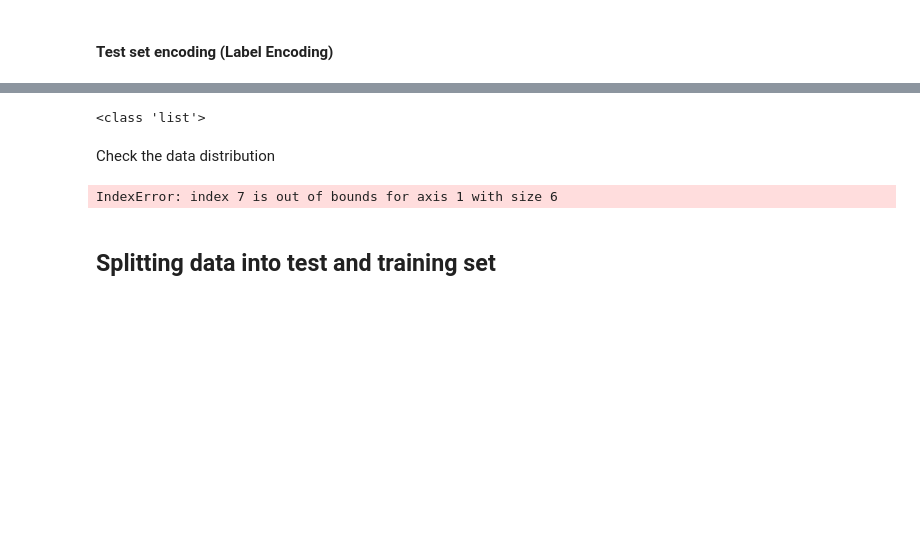
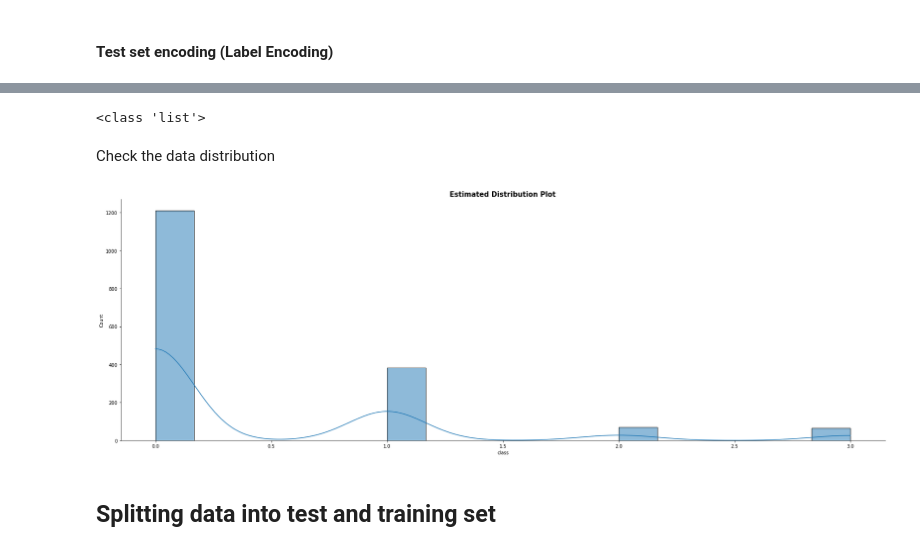
Before and after one commit to hchen98/DTSC710-ML, a Jupyter notebook: Project Assignment 1/code.ipynb, the cells around one changed output, grey strips where cells are left out. Saved outputs shown, nothing was run; the diff lists cells and outputs as text; code cells hidden in the pictures; blank space fills up the shorter version.

```diff
--- a/Project Assignment 1/code.ipynb
+++ b/Project Assignment 1/code.ipynb
@@ -265,16 +274,16 @@ y_indicator
-# %%
-print(type(y_indicator))
-# %% [output]
-<class 'list'>
+# %%
+print(type(y_indicator))
+# %% [output]
+<class 'list'>
 # %% [markdown]
 Check the data distribution
 # %%
-sns.displot(x[:, 7], kde=True, height=8, aspect=15/5)
+sns.displot(y, kde=True, height=8, aspect=15/5)
 
 plt.title("Estimated Distribution Plot",size=15, weight='bold')
 plt.show()
 # %% [output]
-IndexError: index 7 is out of bounds for axis 1 with size 6
+[figure, added]
 # %% [markdown]
 ## Splitting data into test and training set
 # %%
```
Also changed, not shown: parts of 38 cells of this notebook.
